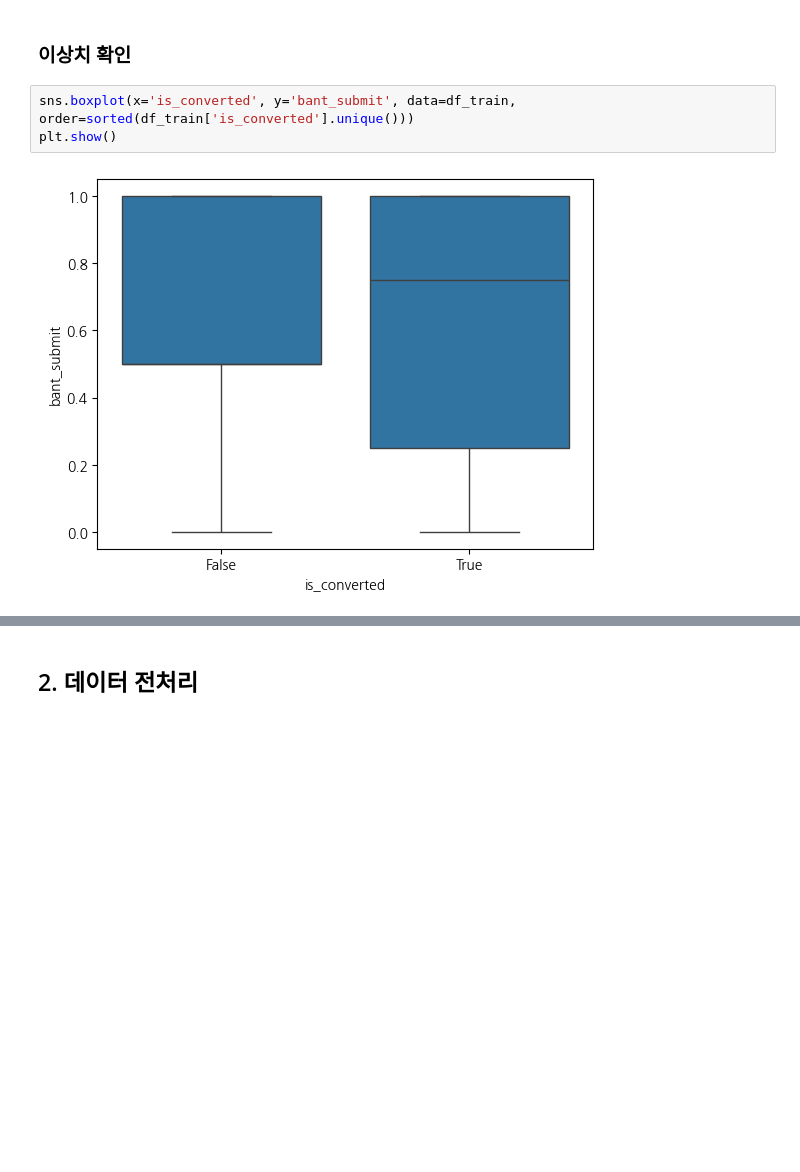
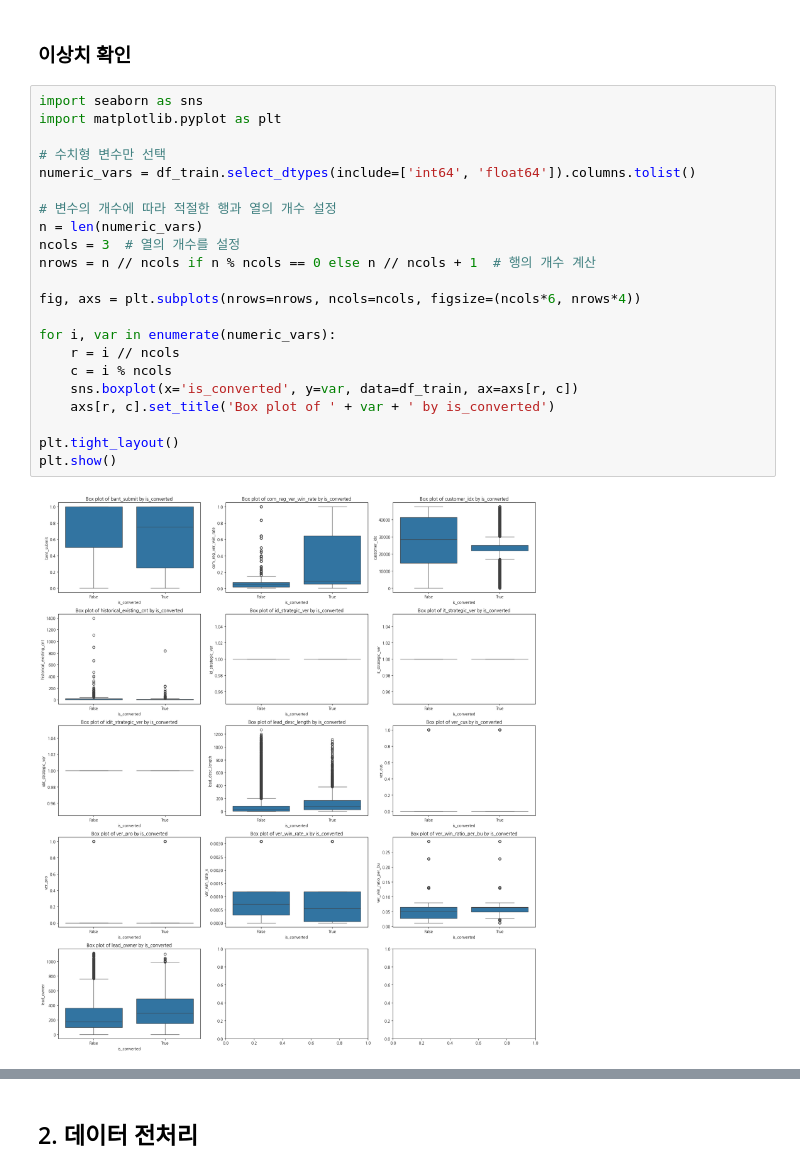
Before and after one commit to BaekJunehong/LG_Aimers_4th, a Jupyter notebook: June_code_file/June_code_ver1.ipynb, the cells around one changed output, grey strips where cells are left out. Drawn from its saved outputs; the diff is of its cells as text; blank space fills up the shorter version.

```diff
--- a/June_code_file/June_code_ver1.ipynb
+++ b/June_code_file/June_code_ver1.ipynb
@@ -99,8 +99,27 @@ dtype: float64
 결측치를 포함하고 있는 변수들이 있음을 확인할수 있다.
 # %% [markdown]
 ### 이상치 확인
-# %%
-sns.boxplot(x='is_converted', y='bant_submit', data=df_train, order=sorted(df_train['is_converted'].unique()))
-plt.show()
-# %% [output]
-[figure, removed]
+# %%
+import seaborn as sns
+import matplotlib.pyplot as plt
+
+# 수치형 변수만 선택
+numeric_vars = df_train.select_dtypes(include=['int64', 'float64']).columns.tolist()
+
+# 변수의 개수에 따라 적절한 행과 열의 개수 설정
+n = len(numeric_vars)
+ncols = 3  # 열의 개수를 설정
+nrows = n // ncols if n % ncols == 0 else n // ncols + 1  # 행의 개수 계산
+
+fig, axs = plt.subplots(nrows=nrows, ncols=ncols, figsize=(ncols*6, nrows*4))
+
+for i, var in enumerate(numeric_vars):
+    r = i // ncols
+    c = i % ncols
+    sns.boxplot(x='is_converted', y=var, data=df_train, ax=axs[r, c])
+    axs[r, c].set_title('Box plot of ' + var + ' by is_converted')
+
+plt.tight_layout()
+plt.show()
+# %% [output]
+[figure, added]
```
Also changed, not shown: parts of 50 cells of this notebook.
